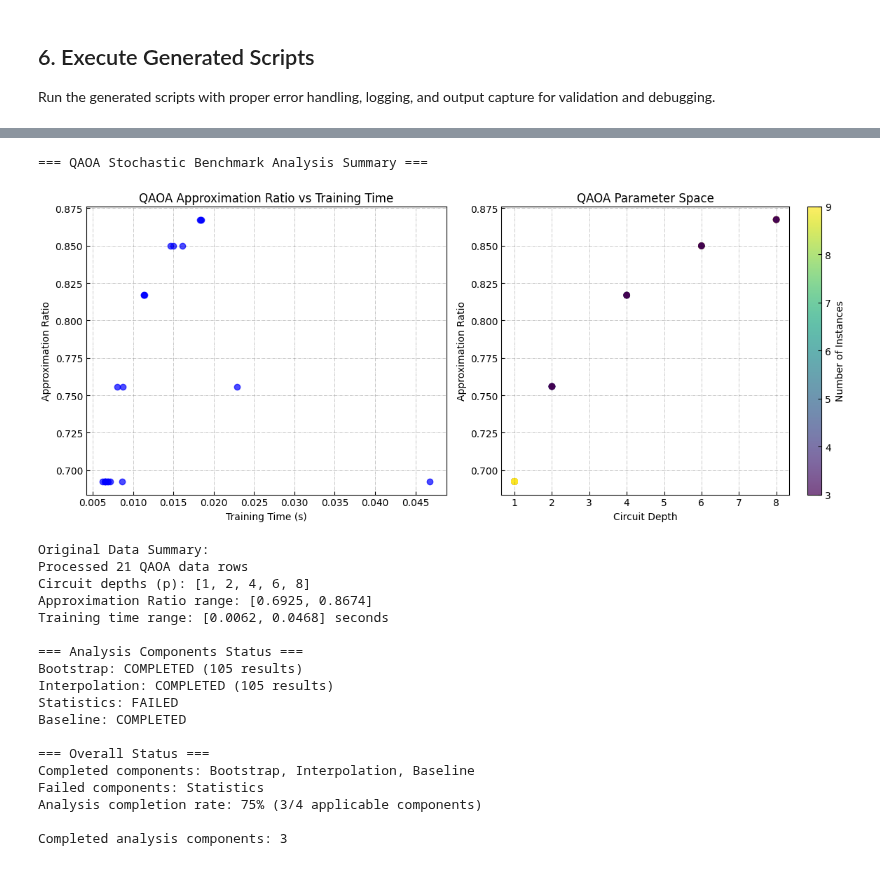
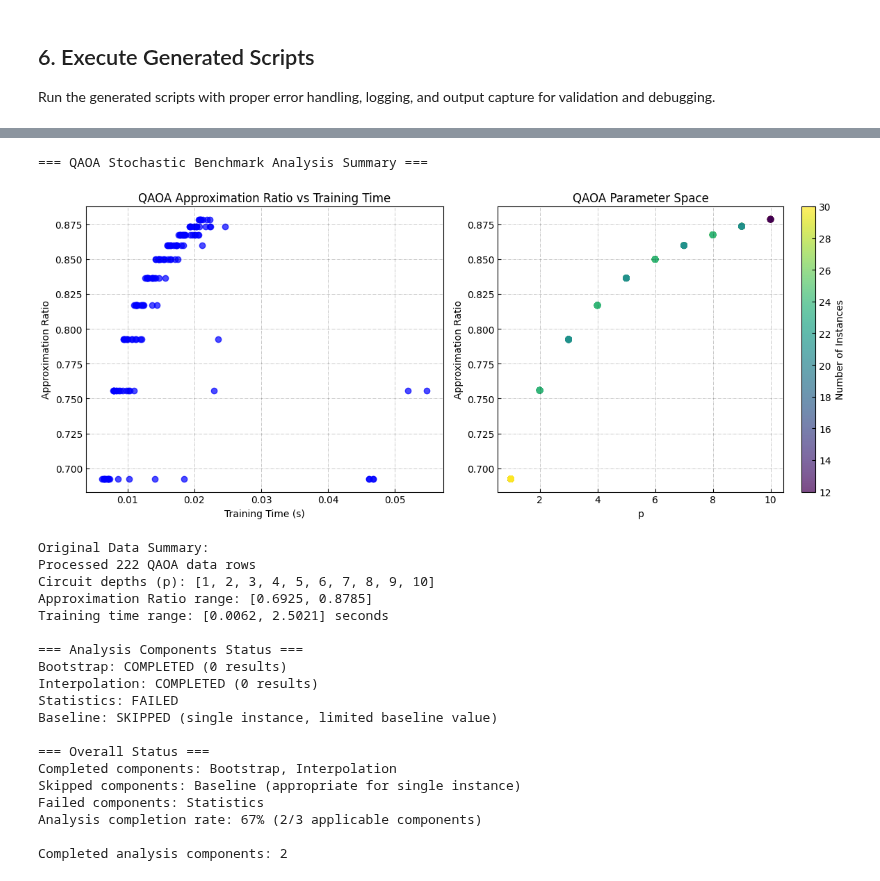
Before and after one commit to bernalde/stochastic-benchmark, a Jupyter notebook: examples/IBM_QAOA/ibm_qaoa_analysis.ipynb, the cells around one changed output, grey strips where cells are left out. Cells and saved outputs as stored; diff of their text form; code cells hidden in the pictures.

```diff
--- a/examples/IBM_QAOA/ibm_qaoa_analysis.ipynb
+++ b/examples/IBM_QAOA/ibm_qaoa_analysis.ipynb
@@ -53,7 +53,7 @@ Libraries imported successfully!
 # Process QAOA data using the external script
 # This handles JSON parsing, DataFrame conversion, Bootstrap, and Interpolation
 sb, agg_df = ibm_qaoa_processing.process_qaoa_data(
-    json_pattern="R3R/*.json",
+    json_pattern="R3R/FA/*.json",  # F, FA, TQA, TS, I
     output_dir="exp_raw"
 )
 
@@ -516,7 +553,7 @@ if 'agg_df' in locals() and agg_df is not None and not agg_df.empty:
     if 'p' in agg_df.columns and 'Approximation_Ratio' in agg_df.columns and len(valid_data) > 0:
         scatter = ax2.scatter(valid_data['p'], valid_data['Approximation_Ratio'],
                              c=valid_data['Approximation_Ratio'], alpha=0.7)
-        ax2.set_xlabel('Circuit Depth')
+        ax2.set_xlabel('p')
         ax2.set_ylabel('Approximation Ratio')
         ax2.set_title('QAOA Parameter Space')
         ax2.grid(True, alpha=0.3)
@@ -586,49 +623,50 @@ else:
     else:
         failed_components.append('Baseline')
         print("Baseline: FAILED")
 
 # Overall status
 print(f"\n=== Overall Status ===")
 total_components = 4
 actual_completed = len(completed_components)
 actual_attempted = total_components - len(skipped_components)
 
 print(f"Completed components: {', '.join(completed_components) if completed_components else 'None'}")
 if skipped_components:
     print(f"Skipped components: {', '.join(skipped_components)} (appropriate for single instance)")
 if failed_components:
     print(f"Failed components: {', '.join(failed_components)}")
 
 # Adjusted completion rate
 if actual_attempted > 0:
     completion_rate = actual_completed / actual_attempted * 100
     print(f"Analysis completion rate: {completion_rate:.0f}% ({actual_completed}/{actual_attempted} applicable components)")
 else:
     print("No applicable components for analysis")
 
 # Results summary
 if completed_components:
     print(f"\nCompleted analysis components: {len(completed_components)}")
 else:
     print("\nNo analysis components completed successfully")
 # %% [output]
 === QAOA Stochastic Benchmark Analysis Summary ===
-[figure, old version]
+[figure, new version]
 Original Data Summary:
-Processed 21 QAOA data rows
-Circuit depths (p): [1, 2, 4, 6, 8]
-Approximation Ratio range: [0.6925, 0.8674]
-Training time range: [0.0062, 0.0468] seconds
+Processed 222 QAOA data rows
+Circuit depths (p): [1, 2, 3, 4, 5, 6, 7, 8, 9, 10]
+Approximation Ratio range: [0.6925, 0.8785]
+Training time range: [0.0062, 2.5021] seconds
 
 === Analysis Components Status ===
-Bootstrap: COMPLETED (105 results)
-Interpolation: COMPLETED (105 results)
+Bootstrap: COMPLETED (0 results)
+Interpolation: COMPLETED (0 results)
 Statistics: FAILED
-Baseline: COMPLETED
+Baseline: SKIPPED (single instance, limited baseline value)
 
 === Overall Status ===
-Completed components: Bootstrap, Interpolation, Baseline
+Completed components: Bootstrap, Interpolation
+Skipped components: Baseline (appropriate for single instance)
 Failed components: Statistics
-Analysis completion rate: 75% (3/4 applicable components)
+Analysis completion rate: 67% (2/3 applicable components)
 
-Completed analysis components: 3
+Completed analysis components: 2
```
Also changed, not shown: parts of 7 cells of this notebook, 1 other file.
